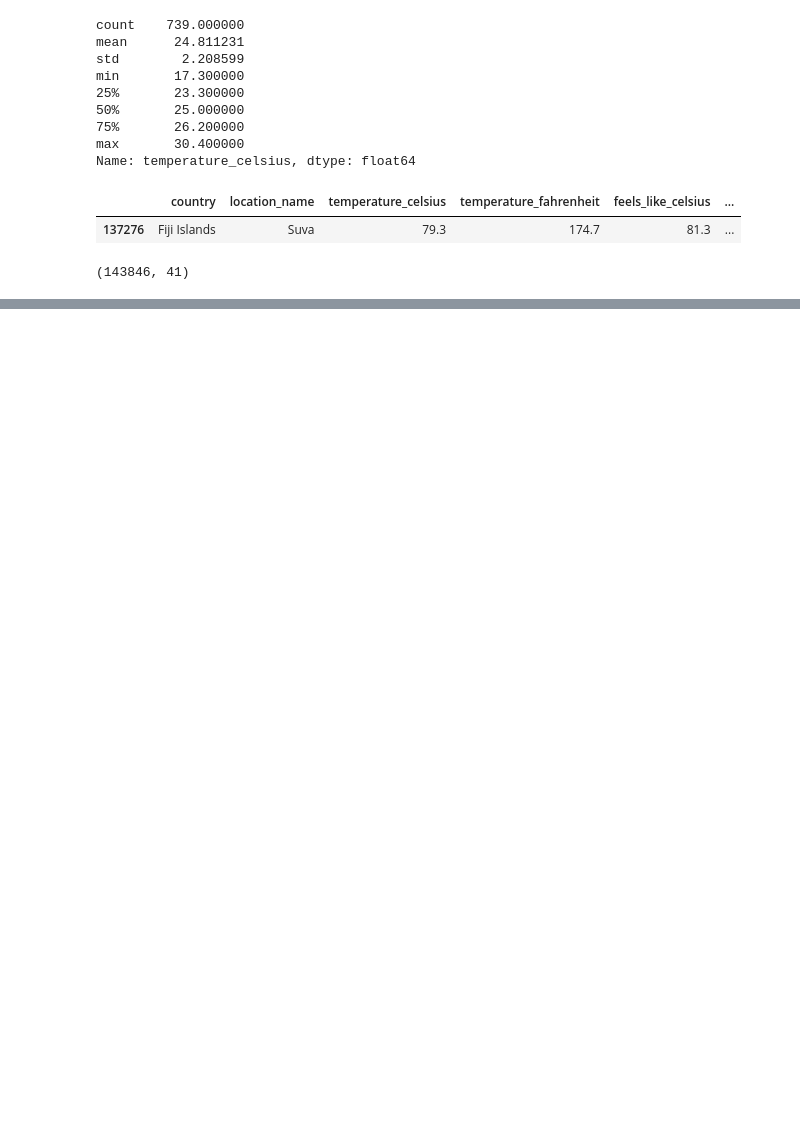
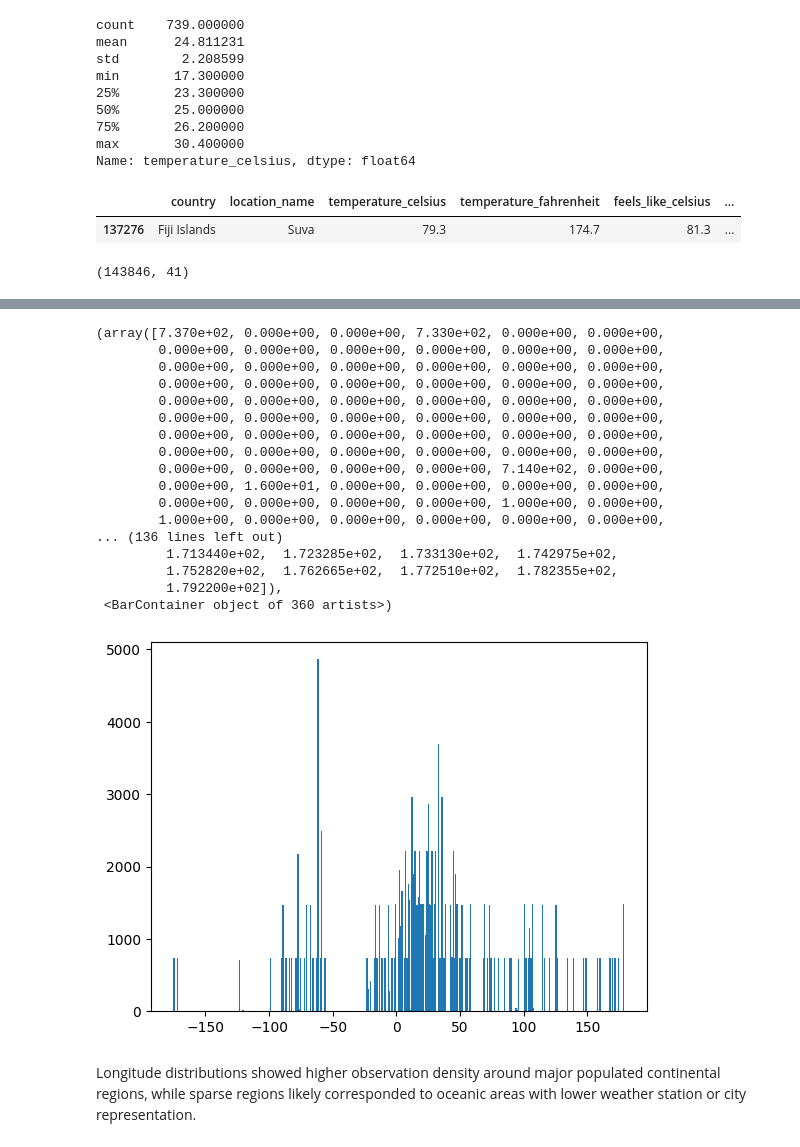
Before and after one commit to kgulbarg/Weather-Forecast-DS, a Jupyter notebook: weather_forecast.ipynb, the cells around one changed output, grey strips where cells are left out. Drawn from its saved outputs; the diff is of its cells as text; code cells hidden in the pictures; blank space fills up the shorter version.

```diff
--- a/weather_forecast.ipynb
+++ b/weather_forecast.ipynb
@@ -326,0 +419,25 @@ df.shape
+# %%
+# check normal distribution for longitude
+
+plt.hist(df['longitude'], bins=360)
+# %% [output]
+(array([7.370e+02, 0.000e+00, 0.000e+00, 7.330e+02, 0.000e+00, 0.000e+00,
+        0.000e+00, 0.000e+00, 0.000e+00, 0.000e+00, 0.000e+00, 0.000e+00,
+        0.000e+00, 0.000e+00, 0.000e+00, 0.000e+00, 0.000e+00, 0.000e+00,
+        0.000e+00, 0.000e+00, 0.000e+00, 0.000e+00, 0.000e+00, 0.000e+00,
+        0.000e+00, 0.000e+00, 0.000e+00, 0.000e+00, 0.000e+00, 0.000e+00,
+        0.000e+00, 0.000e+00, 0.000e+00, 0.000e+00, 0.000e+00, 0.000e+00,
+        0.000e+00, 0.000e+00, 0.000e+00, 0.000e+00, 0.000e+00, 0.000e+00,
+        0.000e+00, 0.000e+00, 0.000e+00, 0.000e+00, 0.000e+00, 0.000e+00,
+        0.000e+00, 0.000e+00, 0.000e+00, 0.000e+00, 7.140e+02, 0.000e+00,
+        0.000e+00, 1.600e+01, 0.000e+00, 0.000e+00, 0.000e+00, 0.000e+00,
+        0.000e+00, 0.000e+00, 0.000e+00, 0.000e+00, 1.000e+00, 0.000e+00,
+        1.000e+00, 0.000e+00, 0.000e+00, 0.000e+00, 0.000e+00, 0.000e+00,
+... (136 lines left out)
+         1.713440e+02,  1.723285e+02,  1.733130e+02,  1.742975e+02,
+         1.752820e+02,  1.762665e+02,  1.772510e+02,  1.782355e+02,
+         1.792200e+02]),
+ <BarContainer object of 360 artists>)
+[figure, added]
+# %% [markdown]
+Longitude distributions showed higher observation density around major populated continental regions, while sparse regions likely corresponded to oceanic areas with lower weather station or city representation.
```
Also changed, not shown: parts of 29 cells of this notebook, 2 other files.
